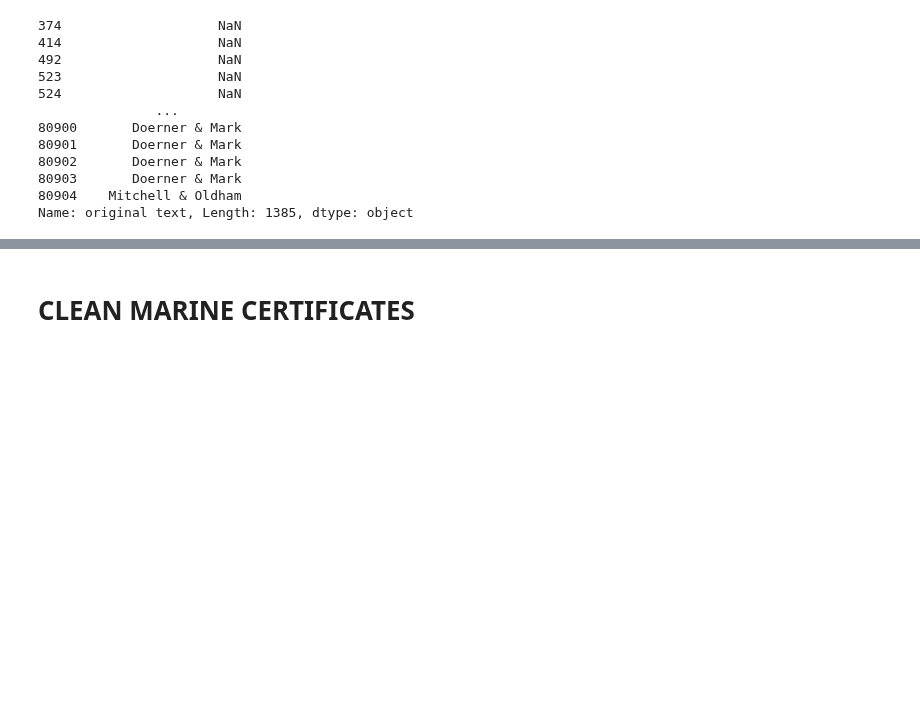
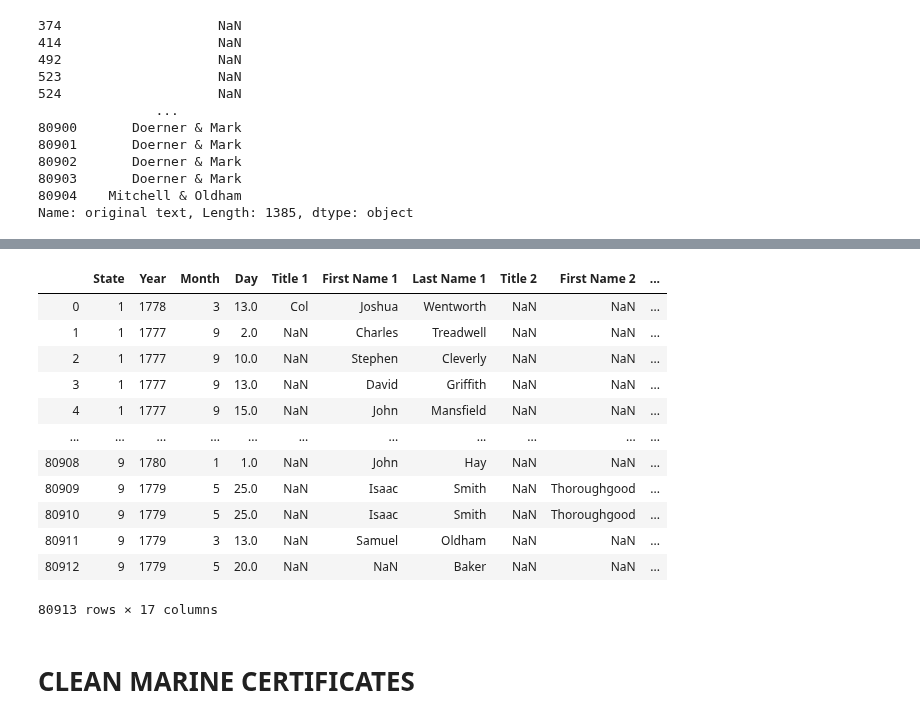
Before and after one commit to davidch2020/SPEOC-pt-1, a Jupyter notebook: clean_debt_files.ipynb, the cells around one changed output, grey strips where cells are left out. Saved outputs shown, nothing was run; the diff lists cells and outputs as text; code cells hidden in the pictures; blank space fills up the shorter version.

```diff
--- a/clean_debt_files.ipynb
+++ b/clean_debt_files.ipynb
@@ -1182,3 +1182,14 @@ repl_index = loans[loans['Last Name 1 '].apply(lambda x: x == 'Estates')].index
 loans.loc[repl_index, ['First Name 1 ', 'Last Name 1 ', 'notes']] = ['Simon', 'Dreisbach', 'Estates']
 repl_index = loans[loans['Last Name 1 '].apply(lambda x: x == 'Comp.')].index
 loans.loc[repl_index, ['First Name 1 ', 'Last Name 1 ', 'notes']] = ['SD', 'George', 'Comp.']
+# %%
+repl_index = loans[loans['original text'].apply(lambda x: x == 'Justus of the academy of New York')].index
+loans.loc[repl_index, 'First Name 1 '] = 'Justus of the academy of New York'
+repl_index = loans[loans['First Name 1 '].apply(lambda x: x == 'Corperetion of F Mich & Lions Cer')].index
+loans.loc[repl_index, ['First Name 1 ', 'Last Name 1 ', 'Title 2', 'First Name 2', 'Last Name 2', 'Title 3', 'First Name 3', 'Last Name 3']] = ['F', 'Mich', np.nan, 'Lions', 'Cer', 'executor', 'John', 'Steinmetz']
+repl_index = loans[loans['original text'].apply(lambda x: x == 'Gilbert Hammond and Cornelius Tommand')].index
+loans.loc[repl_index, ['First Name 1 ', 'Last Name 1 ', 'First Name 2', 'Last Name 2', 'original text']] = ['Gilbert', 'Hammond', 'Cornelius', 'Tommand', 'Sarah Charman executor for Gilbert Hammond and Cornelius Tommand']
+repl_index = loans[loans['original text'].apply(lambda x: not pd.isnull(x) and 'Christian Weedman & Samuel Harris Esq Mathia Birkly' in x)].index
+loans.loc[repl_index, ['First Name 2', 'Last Name 2']] = ['Samuel', 'Harris']
+repl_index = loans[loans['original text'] == 'Baker Blow & Oldham'].index
+loans.loc[repl_index, ['First Name 1 ', 'Last Name 1 ', 'Last Name 2', 'Last Name 3']] = [np.nan, 'Baker', 'Blow', 'Oldham']
@@ -1212,0 +1217,3 @@ loans[loans['Last Name 1 '].apply(lambda x: not pd.isnull(x) and 'blackman' == x
+# %%
+business_names_cleaned = pd.read_csv("company_names_clean.csv")
+business_names_cleaned = business_names_cleaned[business_names_cleaned.columns[:7]]
@@ -1213,3 +1236,25 @@ loans[loans['Last Name 1 '].apply(lambda x: not pd.isnull(x) and 'blackman' == x
+# %%
+for ind in business_names_cleaned.index:
+    record = business_names_cleaned.loc[ind]['Record']
+    loc_index = loans[loans['original text'] == record].index
+    data = business_names_cleaned.loc[ind][['Title', 'First Name 1 ', 'Last Name 1 ', 'First Name 2 ', 'Last Name 2 ', 'Notes']].tolist()
+    loans.loc[loc_index, ['Title 1', 'First Name 1 ', 'Last Name 1 ', 'First Name 2', 'Last Name 2', 'notes']] = data
+# %%
+loans
+# %% [output]
+|  | State | Year | Month | Day | Title 1 | First Name 1 | Last Name 1 | Title 2 | First Name 2 | ... |
+| 0 | 1 | 1778 | 3 | 13.0 | Col | Joshua | Wentworth | NaN | NaN | ... |
+| 1 | 1 | 1777 | 9 | 2.0 | NaN | Charles | Treadwell | NaN | NaN | ... |
+| 2 | 1 | 1777 | 9 | 10.0 | NaN | Stephen | Cleverly | NaN | NaN | ... |
+| 3 | 1 | 1777 | 9 | 13.0 | NaN | David | Griffith | NaN | NaN | ... |
+| 4 | 1 | 1777 | 9 | 15.0 | NaN | John | Mansfield | NaN | NaN | ... |
+| ... | ... | ... | ... | ... | ... | ... | ... | ... | ... | ... |
+| 80908 | 9 | 1780 | 1 | 1.0 | NaN | John | Hay | NaN | NaN | ... |
+| 80909 | 9 | 1779 | 5 | 25.0 | NaN | Isaac | Smith | NaN | Thoroughgood | ... |
+| 80910 | 9 | 1779 | 5 | 25.0 | NaN | Isaac | Smith | NaN | Thoroughgood | ... |
+| 80911 | 9 | 1779 | 3 | 13.0 | NaN | Samuel | Oldham | NaN | NaN | ... |
+| 80912 | 9 | 1779 | 5 | 20.0 | NaN | NaN | Baker | NaN | NaN | ... |
+80913 rows × 17 columns
 # %%
 loans.to_csv('Data/Pre1790/cleaned/loan_office_certificates_9_states_cleaned.csv')
 # %% [markdown]
```
Also changed, not shown: parts of 8 cells of this notebook, 10 other files.
